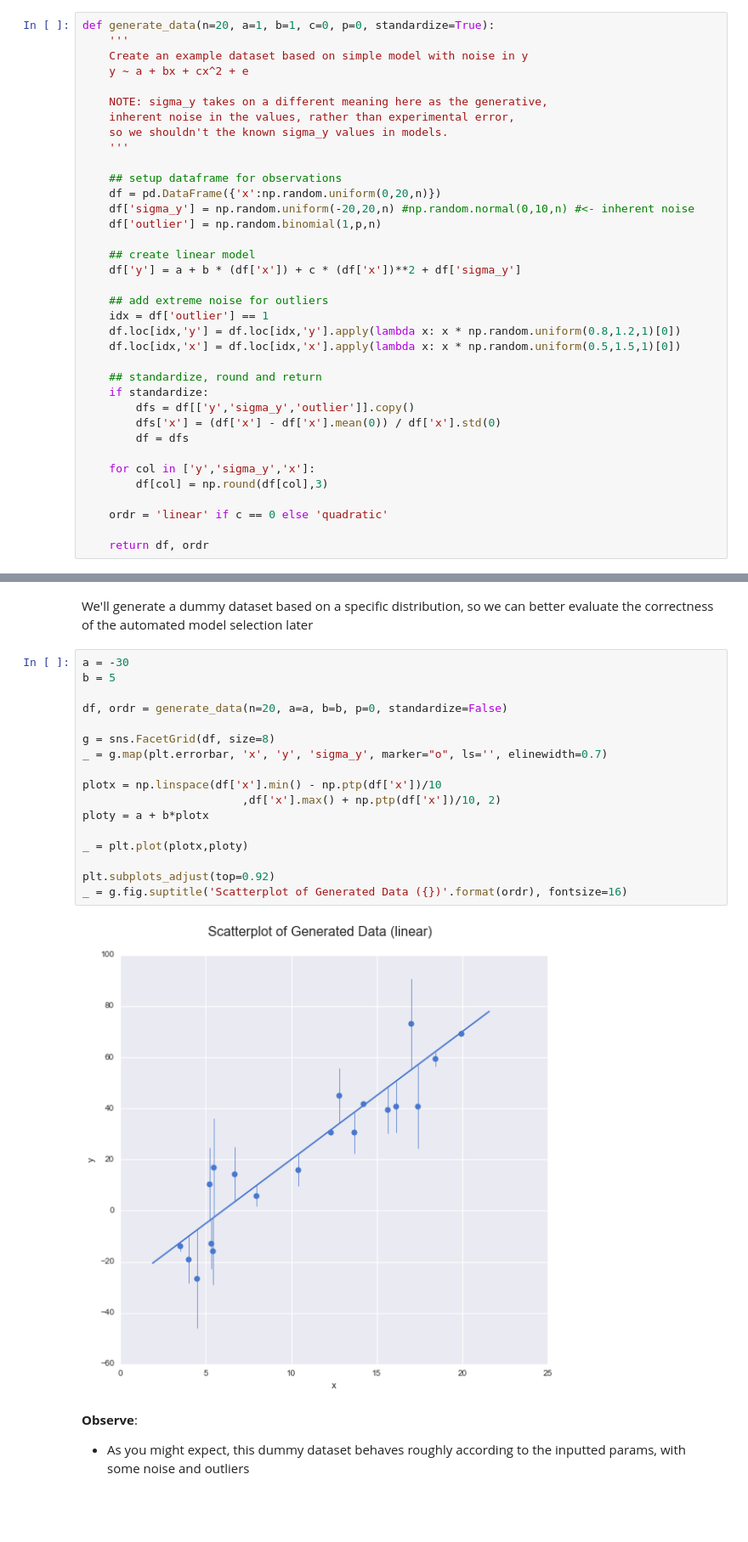
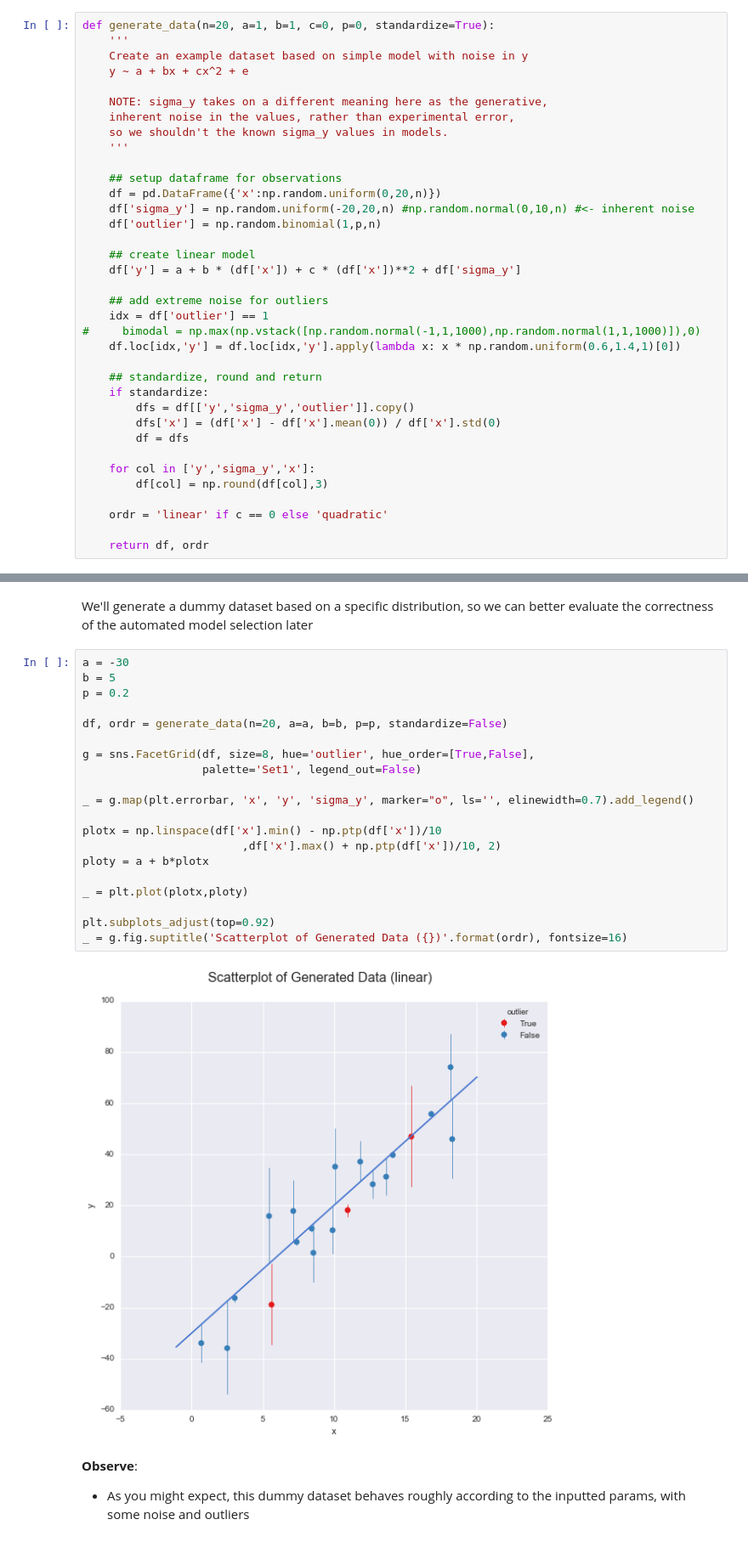
Before and after one commit to jonsedar/pymc_examples, a Jupyter notebook: ModelSelection-BayesFactor.ipynb, the cells around one changed output, grey strips where cells are left out. Shown: that part at 85% size. Drawn from its saved outputs; the diff is of its cells as text; blank space fills up the shorter version.

Commit message:
WIP improving outlier generation
and also updated readme

```diff
--- a/ModelSelection-BayesFactor.ipynb
+++ b/ModelSelection-BayesFactor.ipynb
@@ -95,8 +95,8 @@ def generate_data(n=20, a=1, b=1, c=0, p=0, standardize=True):
 
     ## add extreme noise for outliers
     idx = df['outlier'] == 1
-    df.loc[idx,'y'] = df.loc[idx,'y'].apply(lambda x: x * np.random.uniform(0.8,1.2,1)[0])
-    df.loc[idx,'x'] = df.loc[idx,'x'].apply(lambda x: x * np.random.uniform(0.5,1.5,1)[0])
+#     bimodal = np.max(np.vstack([np.random.normal(-1,1,1000),np.random.normal(1,1,1000)]),0)
+    df.loc[idx,'y'] = df.loc[idx,'y'].apply(lambda x: x * np.random.uniform(0.6,1.4,1)[0])
 
     ## standardize, round and return
     if standardize:
@@ -117,22 +117,25 @@ We'll generate a dummy dataset based on a specific distribution, so we can bette
 # %%
 a = -30
 b = 5
+p = 0.2
 
-df, ordr = generate_data(n=20, a=a, b=b, p=0, standardize=False)
+df, ordr = generate_data(n=20, a=a, b=b, p=p, standardize=False)
 
-g = sns.FacetGrid(df, size=8)
-_ = g.map(plt.errorbar, 'x', 'y', 'sigma_y', marker="o", ls='', elinewidth=0.7)
+g = sns.FacetGrid(df, size=8, hue='outlier', hue_order=[True,False],
+                  palette='Set1', legend_out=False)
+
+_ = g.map(plt.errorbar, 'x', 'y', 'sigma_y', marker="o", ls='', elinewidth=0.7).add_legend()
 
 plotx = np.linspace(df['x'].min() - np.ptp(df['x'])/10
                         ,df['x'].max() + np.ptp(df['x'])/10, 2)
 ploty = a + b*plotx
 
 _ = plt.plot(plotx,ploty)
 
 plt.subplots_adjust(top=0.92)
 _ = g.fig.suptitle('Scatterplot of Generated Data ({})'.format(ordr), fontsize=16)
 # %% [output]
-[figure, old version]
+[figure, new version]
 # %% [markdown]
 **Observe**:
 
```
Also changed, not shown: 1 other file.
